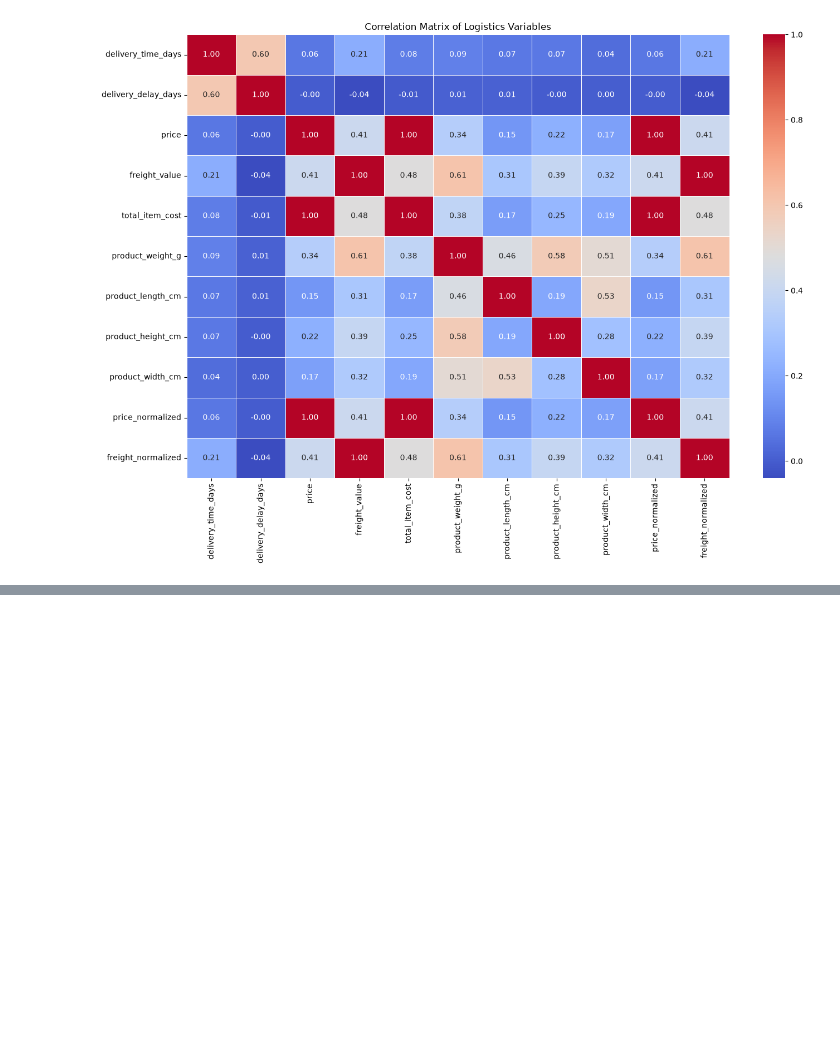
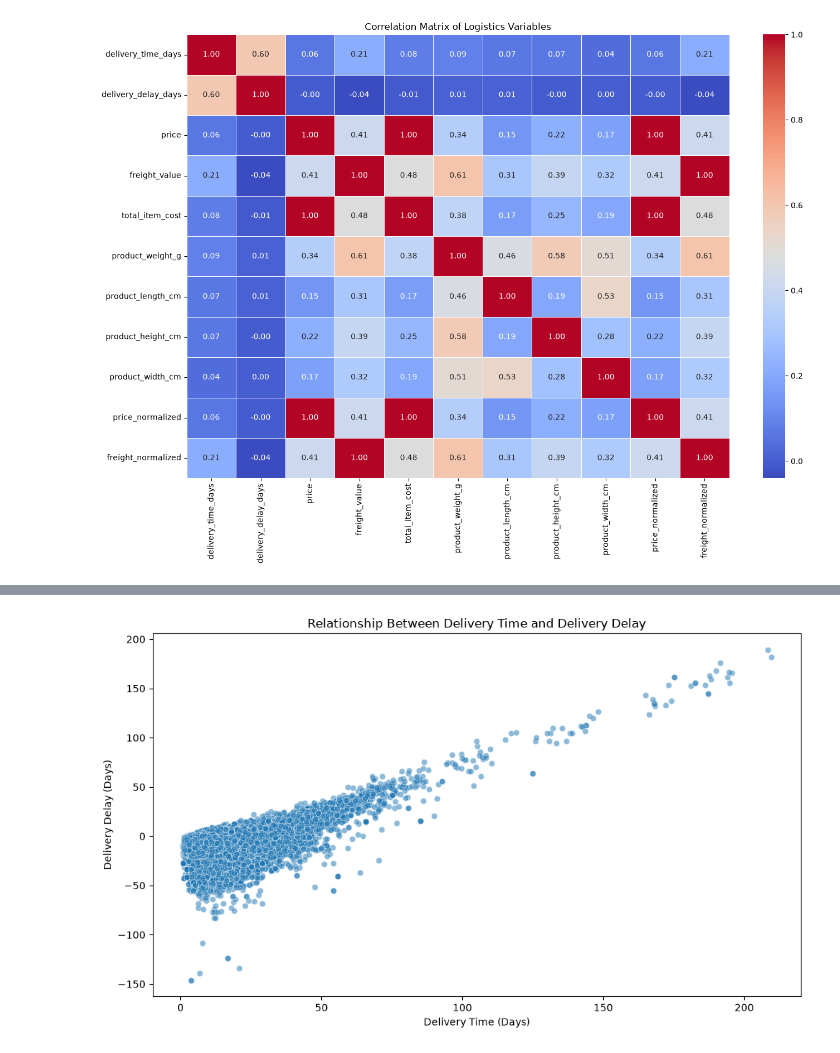
Before and after one commit to DRPatel75/Logistics_Data_Analysis, a Jupyter notebook: notebooks/03_advanced_eda_visualization.ipynb, the cells around one changed output, grey strips where cells are left out. Cells and saved outputs as stored; diff of their text form; code cells hidden in the pictures; blank space fills up the shorter version.

```diff
--- a/notebooks/03_advanced_eda_visualization.ipynb
+++ b/notebooks/03_advanced_eda_visualization.ipynb
@@ -498,0 +524,25 @@ plt.show()
+# %%
+plt.figure(figsize=(10, 6))
+
+sns.scatterplot(
+    data=df,
+    x="delivery_time_days",
+    y="delivery_delay_days",
+    alpha=0.5
+)
+
+plt.title("Relationship Between Delivery Time and Delivery Delay")
+plt.xlabel("Delivery Time (Days)")
+plt.ylabel("Delivery Delay (Days)")
+
+plt.tight_layout()
+
+plt.savefig(
+    "../screenshots/week3_delivery_time_vs_delay.png",
+    dpi=300,
+    bbox_inches="tight"
+)
+
+plt.show()
+# %% [output]
+[figure, added]
```
Also changed, not shown: parts of 2 cells of this notebook, 3 other files.
